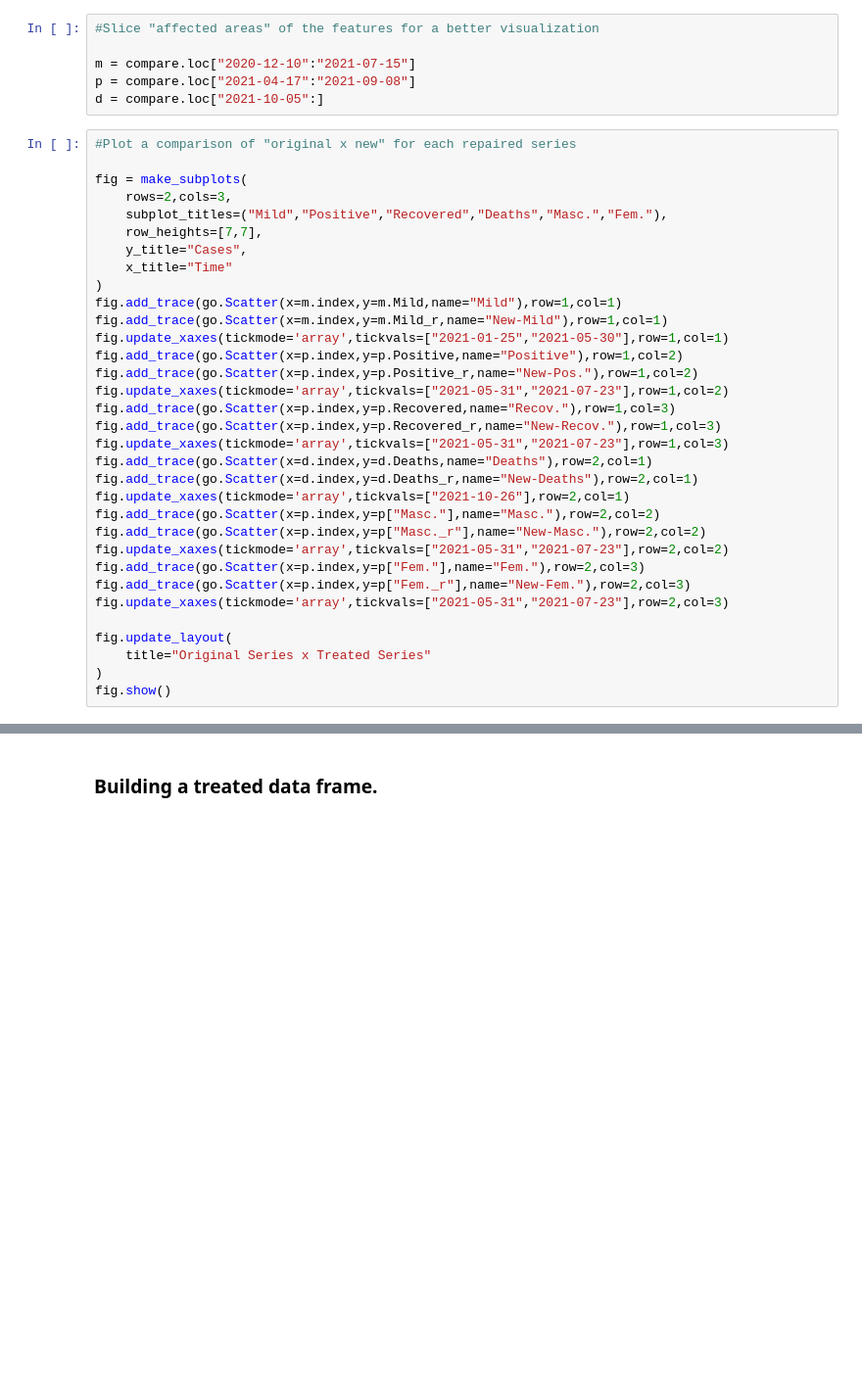
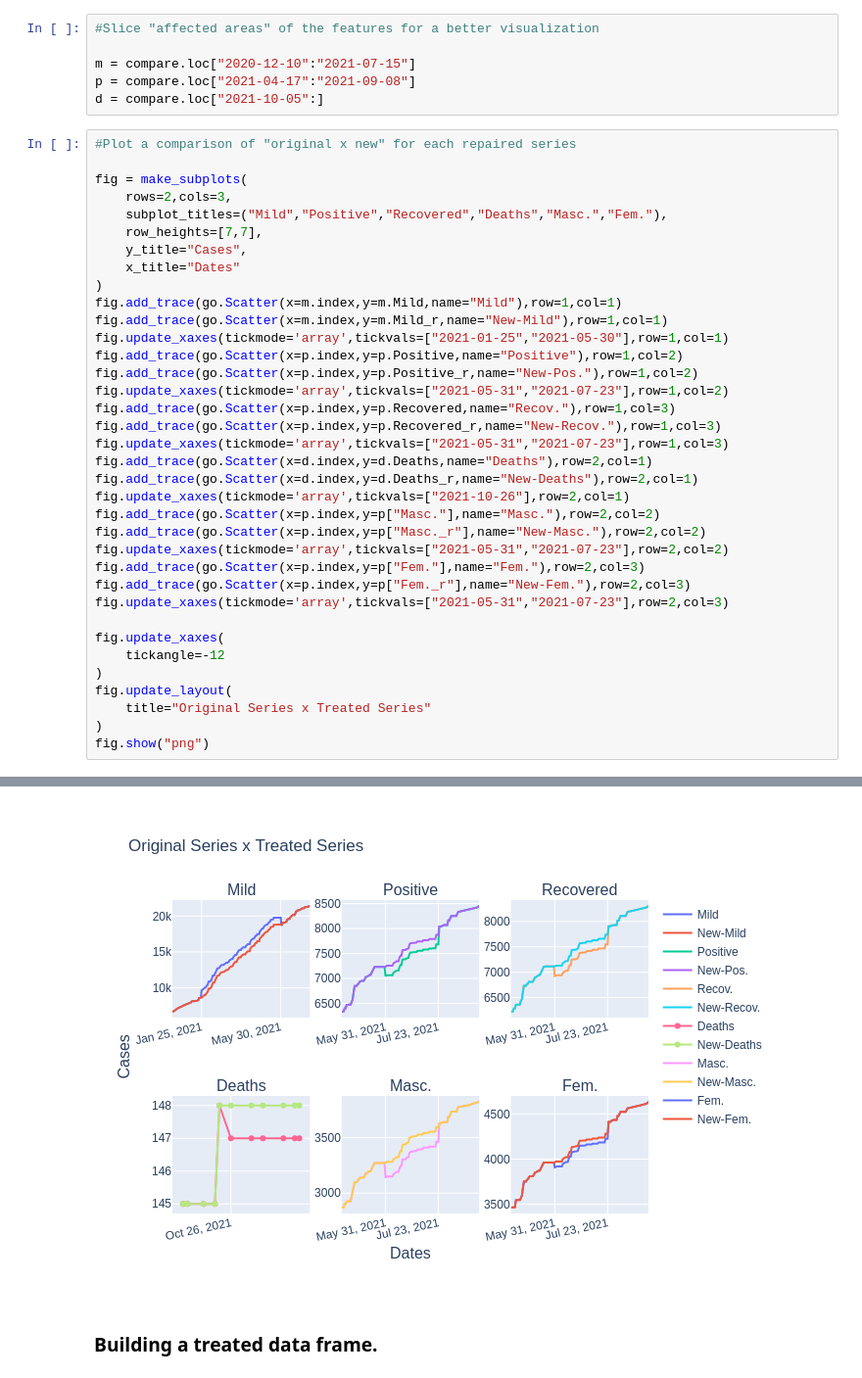
Before and after one commit to JetLvr/Ubatuba_COVID-19, a Jupyter notebook: Data/DataAssessment.ipynb, the cells around one changed output, grey strips where cells are left out. Shown at 98% size. Saved outputs shown, nothing was run; the diff lists cells and outputs as text; blank space fills up the shorter version.

Commit message:
graphs rendering issue

```diff
--- a/Data/DataAssessment.ipynb
+++ b/Data/DataAssessment.ipynb
@@ -266,7 +261,7 @@ fig = make_subplots(
     subplot_titles=("Mild","Positive","Recovered","Deaths","Masc.","Fem."),
     row_heights=[7,7],
     y_title="Cases",
-    x_title="Time"
+    x_title="Dates"
 )
 fig.add_trace(go.Scatter(x=m.index,y=m.Mild,name="Mild"),row=1,col=1)
 fig.add_trace(go.Scatter(x=m.index,y=m.Mild_r,name="New-Mild"),row=1,col=1)
@@ -287,8 +282,11 @@ fig.add_trace(go.Scatter(x=p.index,y=p["Fem."],name="Fem."),row=2,col=3)
 fig.add_trace(go.Scatter(x=p.index,y=p["Fem._r"],name="New-Fem."),row=2,col=3)
 fig.update_xaxes(tickmode='array',tickvals=["2021-05-31","2021-07-23"],row=2,col=3)
 
+fig.update_xaxes(
+    tickangle=-12
+)
 fig.update_layout(
     title="Original Series x Treated Series"
 )
-fig.show()
+fig.show("png")
 # %% [output]
@@ -296,3 +293,4 @@ fig.show()
+[figure, added]
 # %% [markdown]
 ### Building a treated data frame.
 # %%
```
Also changed, not shown: parts of 3 cells of this notebook.
